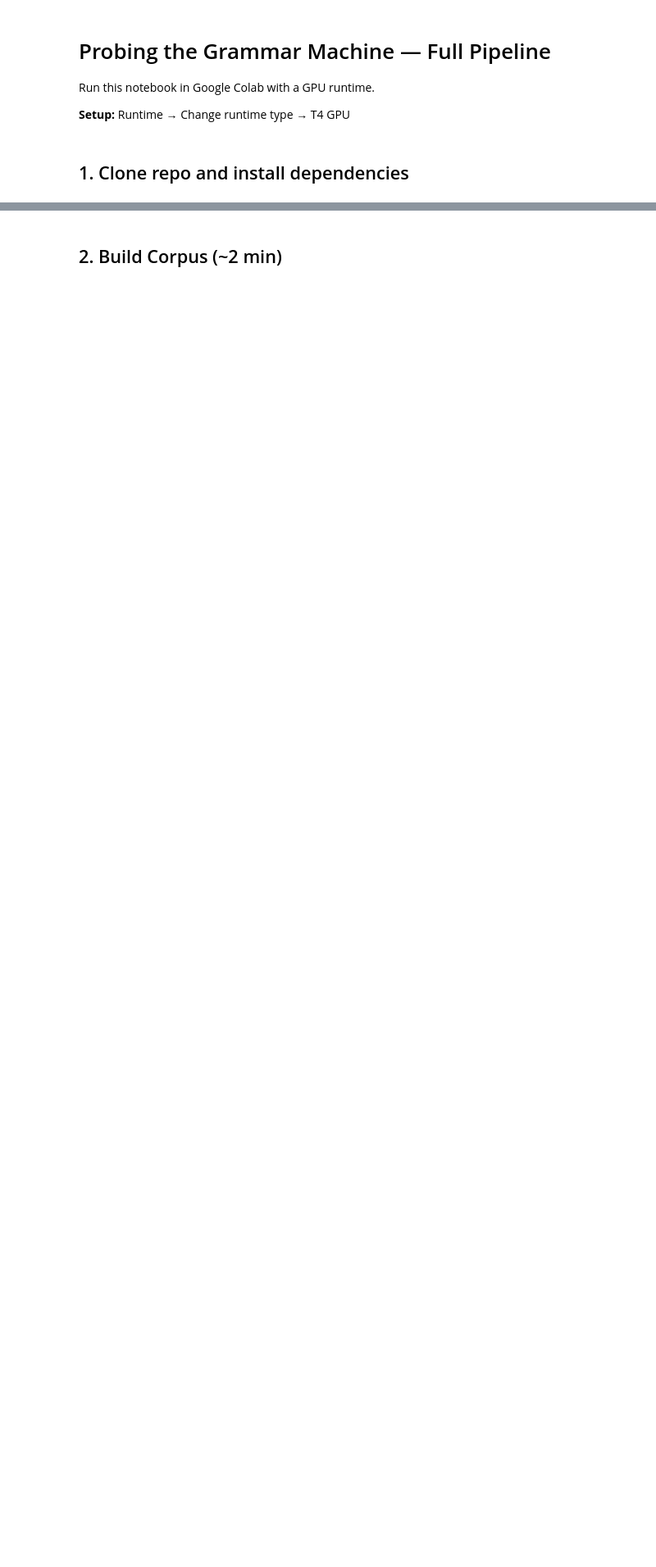
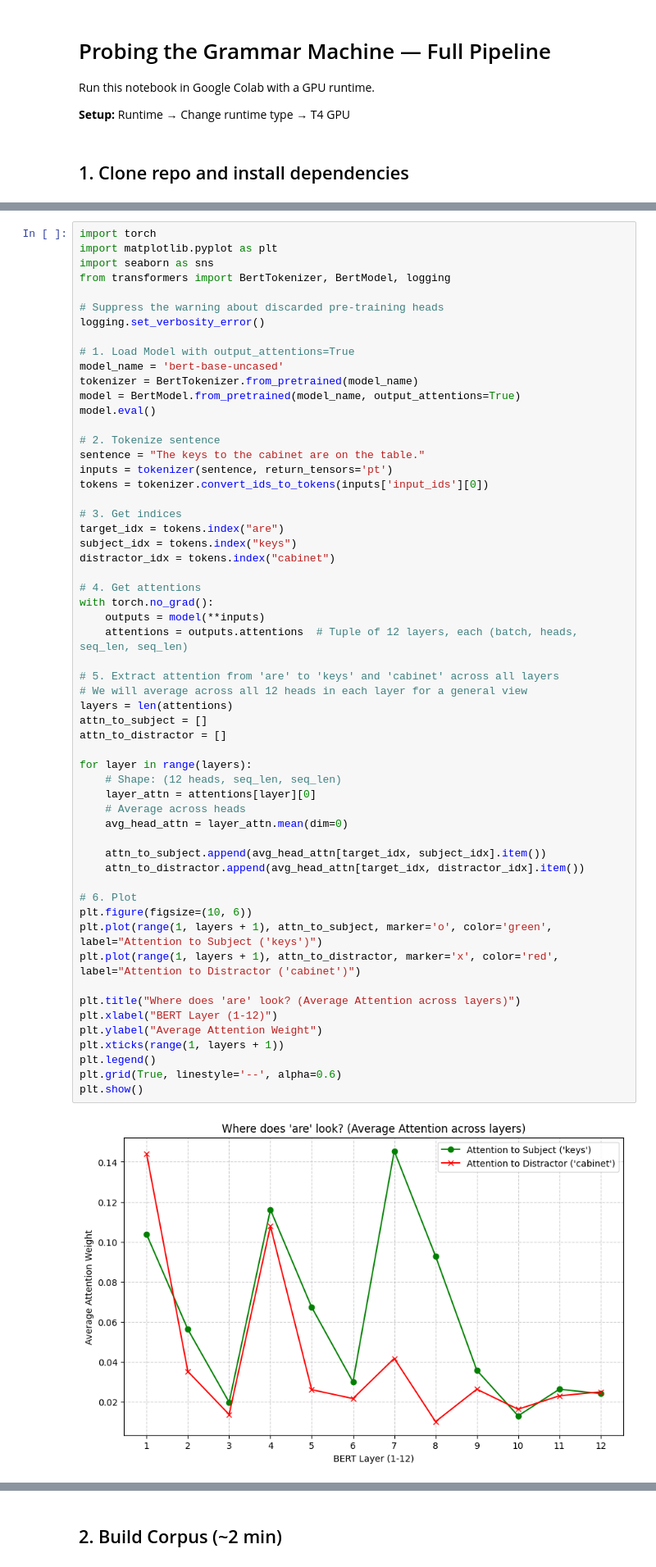
Before and after one commit to llasic7558/590NN_Proj, a Jupyter notebook: notebooks/run_pipeline.ipynb, the cells around one changed output, grey strips where cells are left out. Shown at 82% size. Saved outputs shown, nothing was run; the diff lists cells and outputs as text; blank space fills up the shorter version.

```diff
--- a/notebooks/run_pipeline.ipynb
+++ b/notebooks/run_pipeline.ipynb
@@ -11,0 +137,59 @@ Run this notebook in Google Colab with a GPU runtime.
+# %%
+import torch
+import matplotlib.pyplot as plt
+import seaborn as sns
+from transformers import BertTokenizer, BertModel, logging
+
+# Suppress the warning about discarded pre-training heads
+logging.set_verbosity_error()
+
+# 1. Load Model with output_attentions=True
+model_name = 'bert-base-uncased'
+tokenizer = BertTokenizer.from_pretrained(model_name)
+model = BertModel.from_pretrained(model_name, output_attentions=True)
+model.eval()
+
+# 2. Tokenize sentence
+sentence = "The keys to the cabinet are on the table."
+inputs = tokenizer(sentence, return_tensors='pt')
+tokens = tokenizer.convert_ids_to_tokens(inputs['input_ids'][0])
+
+# 3. Get indices
+target_idx = tokens.index("are")
+subject_idx = tokens.index("keys")
+distractor_idx = tokens.index("cabinet")
+
+# 4. Get attentions
+with torch.no_grad():
+    outputs = model(**inputs)
+    attentions = outputs.attentions  # Tuple of 12 layers, each (batch, heads, seq_len, seq_len)
+
+# 5. Extract attention from 'are' to 'keys' and 'cabinet' across all layers
+# We will average across all 12 heads in each layer for a general view
+layers = len(attentions)
+attn_to_subject = []
+attn_to_distractor = []
+
+for layer in range(layers):
+    # Shape: (12 heads, seq_len, seq_len)
+    layer_attn = attentions[layer][0]
+    # Average across heads
+    avg_head_attn = layer_attn.mean(dim=0)
+
+    attn_to_subject.append(avg_head_attn[target_idx, subject_idx].item())
+    attn_to_distractor.append(avg_head_attn[target_idx, distractor_idx].item())
+
+# 6. Plot
+plt.figure(figsize=(10, 6))
+plt.plot(range(1, layers + 1), attn_to_subject, marker='o', color='green', label="Attention to Subject ('keys')")
+plt.plot(range(1, layers + 1), attn_to_distractor, marker='x', color='red', label="Attention to Distractor ('cabinet')")
+
+plt.title("Where does 'are' look? (Average Attention across layers)")
+plt.xlabel("BERT Layer (1-12)")
+plt.ylabel("Average Attention Weight")
+plt.xticks(range(1, layers + 1))
+plt.legend()
+plt.grid(True, linestyle='--', alpha=0.6)
+plt.show()
+# %% [output]
+[figure, added]
```
Also changed, not shown: parts of 36 cells of this notebook, 7 other files.
